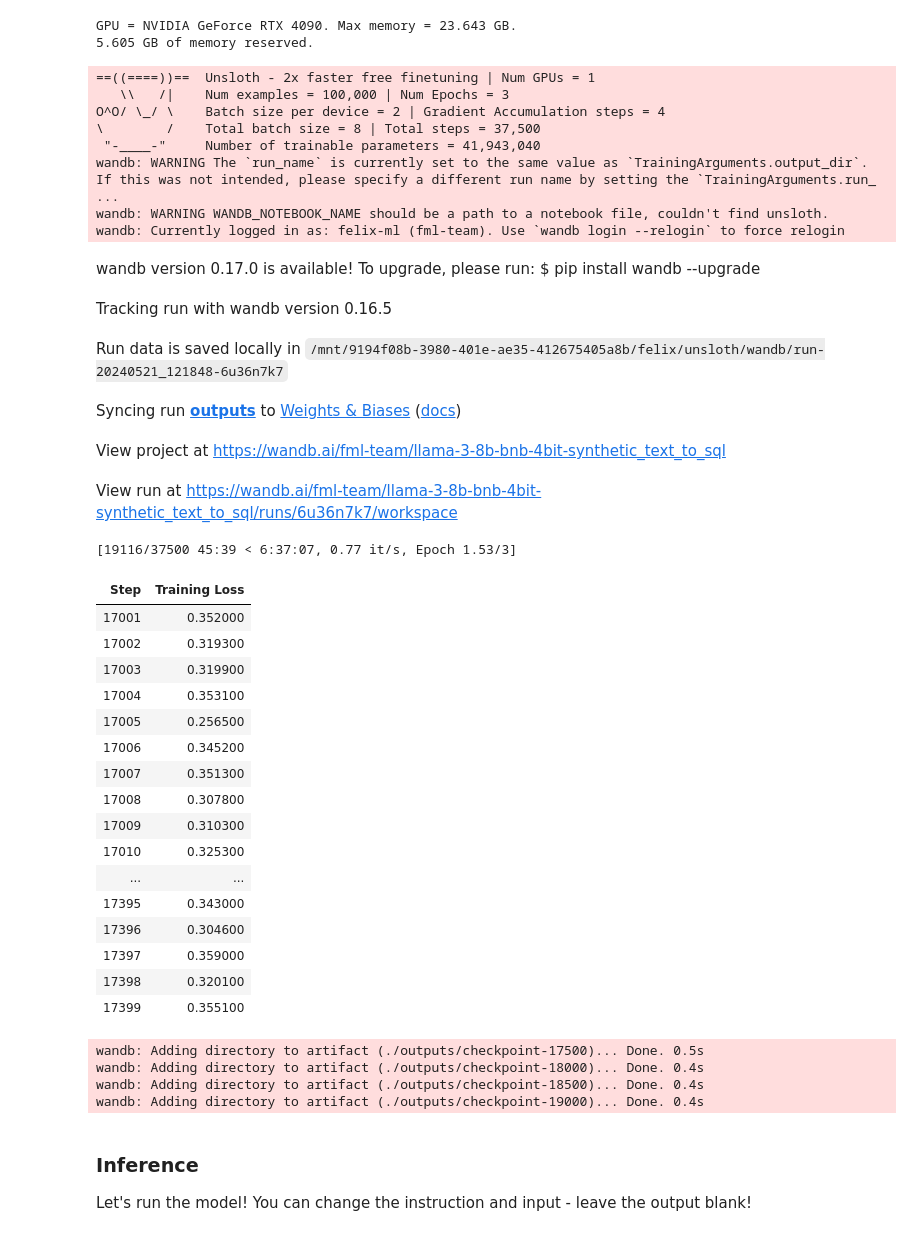
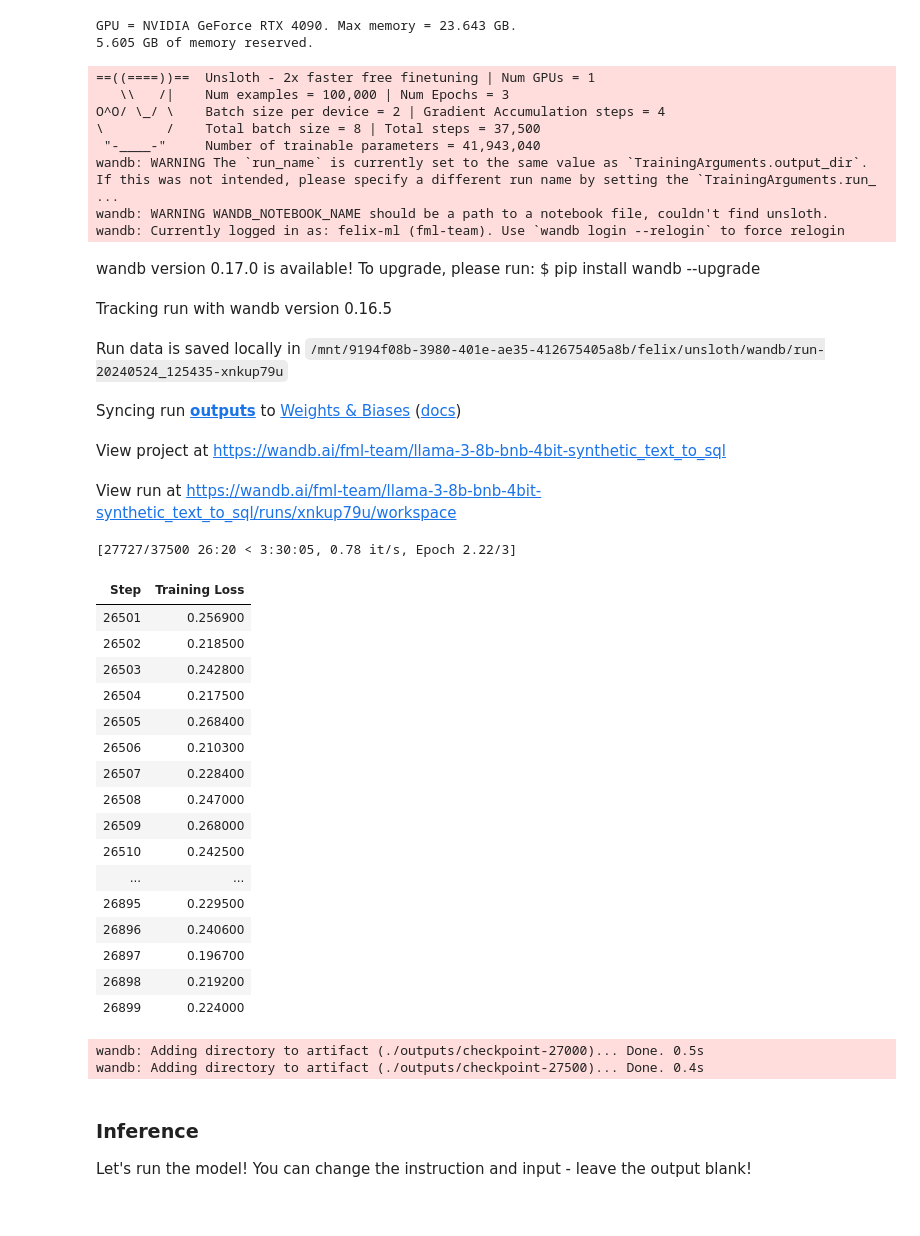
Before and after one commit to felixdsml/unsloth_tunes, a Jupyter notebook: Alpaca_+_Llama_3_8b_full_example_sql_edit_checkpoint.ipynb, the cells around one changed output. Saved outputs shown, nothing was run; the diff lists cells and outputs as text; code cells hidden in the pictures.

```diff
--- a/Alpaca_+_Llama_3_8b_full_example_sql_edit_checkpoint.ipynb
+++ b/Alpaca_+_Llama_3_8b_full_example_sql_edit_checkpoint.ipynb
@@ -228,44 +228,42 @@ GPU = NVIDIA GeForce RTX 4090. Max memory = 23.643 GB.
 # %%
 # trainer_stats = trainer.train()
 # resume from checkpoint
-trainer_stats = trainer.train(resume_from_checkpoint = "outputs/checkpoint-17000")
+trainer_stats = trainer.train(resume_from_checkpoint = "outputs/checkpoint-26500")
 # %% [output]
 ==((====))==  Unsloth - 2x faster free finetuning | Num GPUs = 1
    \\   /|    Num examples = 100,000 | Num Epochs = 3
 O^O/ \_/ \    Batch size per device = 2 | Gradient Accumulation steps = 4
 \        /    Total batch size = 8 | Total steps = 37,500
  "-____-"     Number of trainable parameters = 41,943,040
 wandb: WARNING The `run_name` is currently set to the same value as `TrainingArguments.output_dir`. If this was not intended, please specify a different run name by setting the `TrainingArguments.run_ ...
 wandb: WARNING WANDB_NOTEBOOK_NAME should be a path to a notebook file, couldn't find unsloth.
 wandb: Currently logged in as: felix-ml (fml-team). Use `wandb login --relogin` to force relogin
 wandb version 0.17.0 is available! To upgrade, please run: $ pip install wandb --upgrade
 Tracking run with wandb version 0.16.5
-Run data is saved locally in /mnt/9194f08b-3980-401e-ae35-412675405a8b/felix/unsloth/wandb/run-20240521_121848-6u36n7k7
+Run data is saved locally in /mnt/9194f08b-3980-401e-ae35-412675405a8b/felix/unsloth/wandb/run-20240524_125435-xnkup79u
 Syncing run outputs to Weights & Biases (docs)
 View project at https://wandb.ai/fml-team/llama-3-8b-bnb-4bit-synthetic_text_to_sql
-View run at https://wandb.ai/fml-team/llama-3-8b-bnb-4bit-synthetic_text_to_sql/runs/6u36n7k7/workspace
+View run at https://wandb.ai/fml-team/llama-3-8b-bnb-4bit-synthetic_text_to_sql/runs/xnkup79u/workspace
-[19116/37500 45:39 < 6:37:07, 0.77 it/s, Epoch 1.53/3]
+[27727/37500 26:20 < 3:30:05, 0.78 it/s, Epoch 2.22/3]
 | Step | Training Loss |
-| 17001 | 0.352000 |
-| 17002 | 0.319300 |
-| 17003 | 0.319900 |
-| 17004 | 0.353100 |
-| 17005 | 0.256500 |
-| 17006 | 0.345200 |
-| 17007 | 0.351300 |
-| 17008 | 0.307800 |
-| 17009 | 0.310300 |
-| 17010 | 0.325300 |
+| 26501 | 0.256900 |
+| 26502 | 0.218500 |
+| 26503 | 0.242800 |
+| 26504 | 0.217500 |
+| 26505 | 0.268400 |
+| 26506 | 0.210300 |
+| 26507 | 0.228400 |
+| 26508 | 0.247000 |
+| 26509 | 0.268000 |
+| 26510 | 0.242500 |
 | ... | ... |
-| 17395 | 0.343000 |
-| 17396 | 0.304600 |
-| 17397 | 0.359000 |
-| 17398 | 0.320100 |
-| 17399 | 0.355100 |
+| 26895 | 0.229500 |
+| 26896 | 0.240600 |
+| 26897 | 0.196700 |
+| 26898 | 0.219200 |
+| 26899 | 0.224000 |
-wandb: Adding directory to artifact (./outputs/checkpoint-17500)... Done. 0.5s
-wandb: Adding directory to artifact (./outputs/checkpoint-18000)... Done. 0.4s
-wandb: Adding directory to artifact (./outputs/checkpoint-18500)... Done. 0.4s
-wandb: Adding directory to artifact (./outputs/checkpoint-19000)... Done. 0.4s
+wandb: Adding directory to artifact (./outputs/checkpoint-27000)... Done. 0.5s
+wandb: Adding directory to artifact (./outputs/checkpoint-27500)... Done. 0.4s
 # %%
 #@title Show final memory and time stats
 used_memory = round(torch.cuda.max_memory_reserved() / 1024 / 1024 / 1024, 3)
```
Also changed, not shown: 4 other files.
